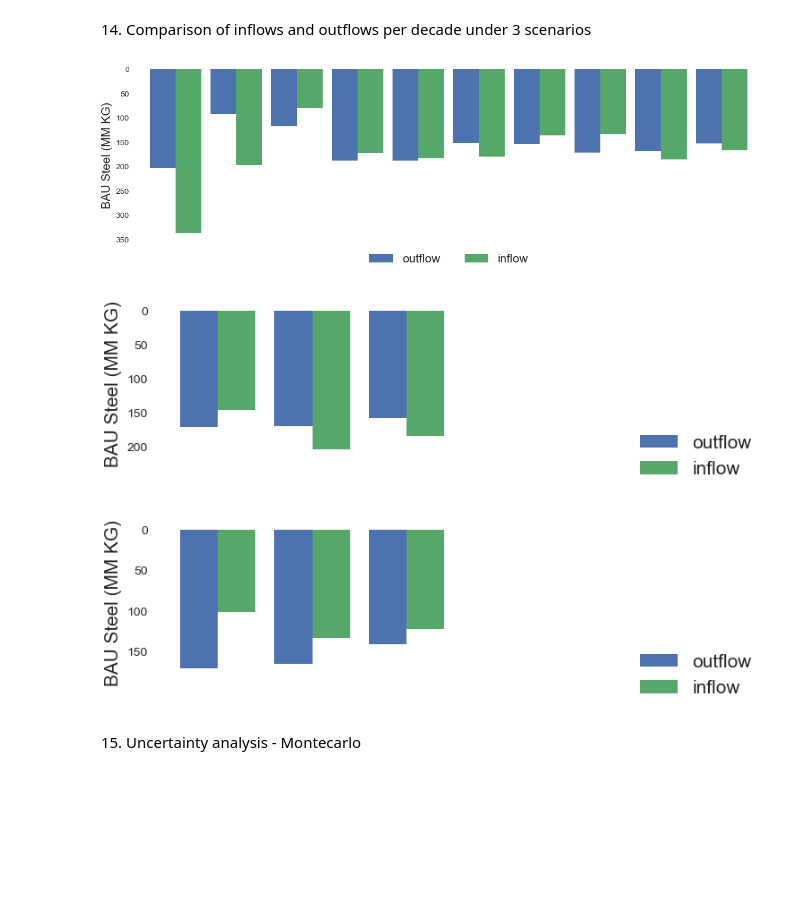
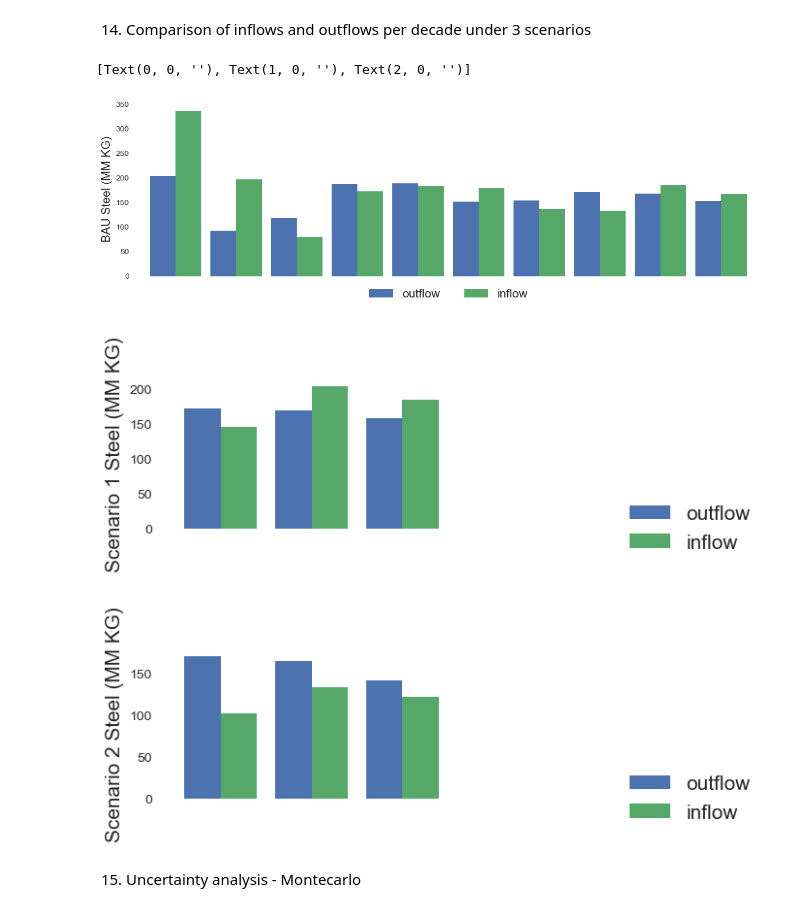
Before and after one commit to kmorgan-r/greenhousestock, a Jupyter notebook: KPMORGANROTHSCHILD_greenhouses.ipynb, the cells around one changed output. Drawn from its saved outputs; the diff is of its cells as text; code cells hidden in the pictures; blank space fills up the shorter version.

```diff
--- a/KPMORGANROTHSCHILD_greenhouses.ipynb
+++ b/KPMORGANROTHSCHILD_greenhouses.ipynb
@@ -88,17 +89,18 @@ for missing_value in missing_values:
 
     # Fill in the missing value with the calculated average
     new_row = pd.DataFrame({'Periods': [missing_value], 'Greenhouse surface (ha)': [average_value]})
-    NL_land_use_data_1950_1997_veg = NL_land_use_data_1950_1997_veg.append(new_row, ignore_index=True).sort_values(by='Periods') # Append the new row to the DataFrame
+    NL_land_use_data_1950_1997_veg = pd.concat([NL_land_use_data_1950_1997_veg, new_row], ignore_index=True).sort_values(by='Periods')# Append the new row to the DataFrame
 # %% [markdown]
 3) Convert land under glass to material
 # %%
-# Extract the desired columns from each DataFrame
+#3.A) Extract the desired columns from each DataFrame
 data_1950_1986 = NL_land_use_data_1950_1989['Greenhouse surface (ha)'][:-3]
 data_1987_1999 = NL_land_use_data_1987_1999['Greenhouse surface (ha)']
 data_2000_2022 = NL_land_use_data_2000_2022['Horticulture, under glass/Area/Horticulture under glass, total (m2)'] / 10000 # to convert from m2 to ha
 
 #Extract data for vegetable only production
 data_1950_1997_veg = NL_land_use_data_1950_1997_veg['Greenhouse surface (ha)'][:-3]
+NL_gross_vegetable_yield_1998_2022 = NL_gross_vegetable_yield_1998_2022[NL_gross_vegetable_yield_1998_2022['Vegetables'] == 'Vegetables under glass'] #only select rows 'Vegetables under glass'
 data_1998_2022_veg = NL_gross_vegetable_yield_1998_2022['Cropping area (hectares)']
 
 #Extract material intensities (Theurl 2008)
@@ -111,8 +113,8 @@ mi_aluminium = material_intensities_Theurl_2008.loc['Aluminium', 'Quantity (kg/h
 NL_gh_stock_data_veg = pd.DataFrame()
 NL_gh_stock_data = pd.DataFrame()
 
-NL_gh_stock_data['Greenhouse surface (ha)'] = pd.concat([data_1950_1986, data_1987_1999, data_2000_2022], axis=0) # Set up total surface
-NL_gh_stock_data_veg['Greenhouse surface (ha) - veg'] = pd.concat([data_1950_1997_veg, data_1998_2022_veg], axis=0) # Set up vegetable production
+NL_gh_stock_data['Greenhouse surface (ha)'] = pd.concat([data_1950_1986, data_1987_1999, data_2000_2022],  ignore_index=True, axis=0) # Set up total surface
+NL_gh_stock_data_veg['Greenhouse surface (ha) - veg'] = pd.concat([data_1950_1997_veg, data_1998_2022_veg],  ignore_index=True, axis=0) # Set up vegetable production
 NL_gh_stock_data.reset_index(drop=True, inplace=True)
 NL_gh_stock_data_veg.reset_index(drop=True, inplace=True)
 NL_gh_stock_data = pd.concat([NL_gh_stock_data, NL_gh_stock_data_veg], axis=1,ignore_index=True) # Set up vegetable production
@@ -239,7 +242,6 @@ bl_flow_timeseries, bl_fig_flows, bl_fig_cohorts = stock_driven_model((NL_gh_sto
 #8.A.) Prepare the yield/surface area projections
 #Assumption that yield/surface area will keep growing
 
-NL_gross_vegetable_yield_1998_2022 = NL_gross_vegetable_yield_1998_2022[NL_gross_vegetable_yield_1998_2022['Vegetables'] == 'Vegetables under glass']
 NL_gross_vegetable_yield_1998_2022['Yield (MM kg/ha)'] = NL_gross_vegetable_yield_1998_2022['Gross yield (mln kg)'] / NL_gross_vegetable_yield_1998_2022['Cropping area (hectares)']
 
 # Extract the x and y values from the DataFrame
@@ -253,7 +255,7 @@ degree = 2
 coefficients = np.polyfit(x_data, yield_data, degree)
 
 # Append to add the years 1998-2050
-NL_gross_vegetable_yield_1998_2050 = NL_gross_vegetable_yield_1998_2022.append(pd.DataFrame({'Periodes': range(2023, 2051)}), ignore_index=True)
+NL_gross_vegetable_yield_1998_2050 = pd.concat([NL_gross_vegetable_yield_1998_2022, pd.DataFrame({'Periodes': range(2023, 2051)})], ignore_index=True)# Append the new row to the DataFrame
 x_data = NL_gross_vegetable_yield_1998_2050['Periodes']
 
 # Generate the curve-fitted data
@@ -285,8 +288,9 @@ degree = 2
 # Perform polynomial fitting
 coefficients = np.polyfit(x_data, value_data, degree)
 
-# Append to add the years 1961-2050
-NL_vegetable_exports_1961_2050 = NL_vegetable_exports_1961_2021_BL.append(pd.DataFrame({'Year': range(2022, 2051)}), ignore_index=True)
+# Append to add the years 2022-2050
+NL_vegetable_exports_1961_2050 = pd.DataFrame()
+NL_vegetable_exports_1961_2050 = pd.concat([NL_vegetable_exports_1961_2021_BL, pd.DataFrame({'Year': range(2022, 2051)})], ignore_index=True)
 x_data = NL_vegetable_exports_1961_2050['Year'].values
 
 # Generate the curve-fitted data
@@ -684,7 +688,6 @@ s2_flow_decades = s2_flow_decades[['outflow', 'inflow']]
 
 # Adjust the figure size and orientation for BAU scenario
 fig, ax = plt.subplots(figsize=(12, 4))
-ax.invert_yaxis()  # Reverse the y-axis direction
 
 # Create the vertical stacked bar chart
 bars = bl_flow_decades[1:].plot.bar(stacked=False, width=0.85, ax=ax)
@@ -706,9 +709,10 @@ ax.set_xticklabels([])
 
 plt.tight_layout()
 
+##
+
 # Adjust the figure size and orientation for scenario S1
 fig, ax = plt.subplots(figsize=(4, 2))
-ax.invert_yaxis()  # Reverse the y-axis direction
 
 # Create the vertical stacked bar chart
 bars = s1_flow_decades[-3:].plot.bar(stacked=False, width=0.8, ax=ax)
@@ -717,46 +721,45 @@ bars = s1_flow_decades[-3:].plot.bar(stacked=False, width=0.8, ax=ax)
 plt.rcParams.update({'font.size': 15})
 
 # Set the y-axis label
-ax.set_ylabel('BAU Steel (MM KG)', fontsize=15)
+ax.set_ylabel('Scenario 1 Steel (MM KG)', fontsize=15)
 
 # Set the legend below the graph with 2 columns
 ax.legend(loc='center left', bbox_to_anchor=(1.5, 0), ncol=1, fontsize=15)
 
 # Set the facecolor to None for a transparent background
 ax.set_facecolor('None')
 
 # Remove the x-axis labels
 ax.set_xticklabels([])
 
-plt.tight_layout()
+
+##
 
 # Adjust the figure size and orientation for scenario S2
 fig, ax = plt.subplots(figsize=(4, 2))
-ax.invert_yaxis()  # Reverse the y-axis direction
 
 # Create the vertical stacked bar chart
 bars = s2_flow_decades[-3:].plot.bar(stacked=False, width=0.8, ax=ax)
 
 # Set the font size for all elements to 15
 plt.rcParams.update({'font.size': 15})
 
 # Set the y-axis label
-ax.set_ylabel('BAU Steel (MM KG)', fontsize=15)
+ax.set_ylabel('Scenario 2 Steel (MM KG)', fontsize=15)
 
 # Set the legend below the graph with 2 columns
 ax.legend(loc='center left', bbox_to_anchor=(1.5, 0), ncol=1, fontsize=15)
 
 # Set the facecolor to None for a transparent background
 ax.set_facecolor('None')
 
 # Remove the x-axis labels
 ax.set_xticklabels([])
-
-plt.tight_layout()
 # %% [output]
+[Text(0, 0, ''), Text(1, 0, ''), Text(2, 0, '')]
-[figure, old version]
+[figure, new version]
-[figure, old version]
+[figure, new version]
-[figure, old version]
+[figure, new version]
 # %% [markdown]
 15. Uncertainty analysis - Montecarlo
 # %%
```
Also changed, not shown: parts of 24 cells of this notebook.
